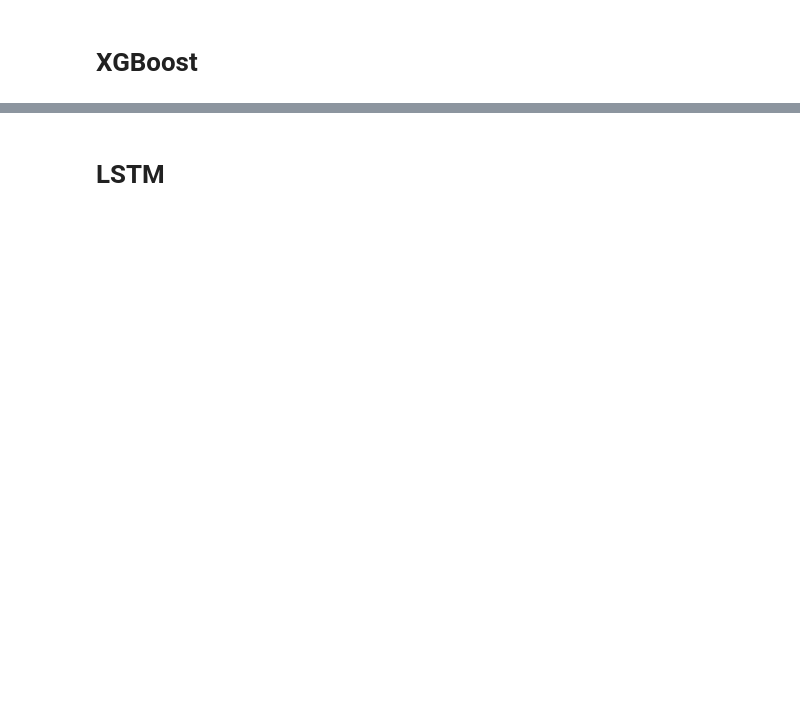
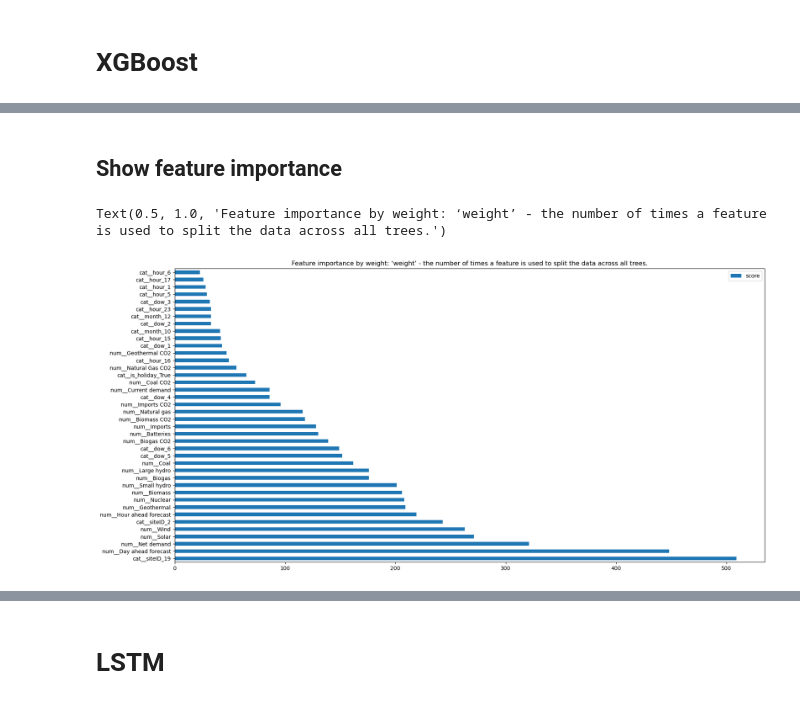
Before and after one commit to denny-lehman/ev_charging, a Jupyter notebook: models/model_eval.ipynb, the cells around one changed output, grey strips where cells are left out. Cells and saved outputs as stored; diff of their text form; code cells hidden in the pictures; blank space fills up the shorter version.

```diff
--- a/models/model_eval.ipynb
+++ b/models/model_eval.ipynb
@@ -235,0 +286,2 @@ Text(0, 0.5, '% available')
+# %% [markdown]
+## Show feature importance
@@ -235,0 +294,12 @@ Text(0, 0.5, '% available')
+# %%
+feature_important = model.get_booster().get_score(importance_type='weight')
+keys = list(feature_important.keys())
+values = list(feature_important.values())
+
+data = pd.DataFrame(data=values, index=keys, columns=["score"]).sort_values(by = "score", ascending=False)
+data.nlargest(40, columns="score").plot(kind='barh', figsize = (20,10)) ## plot top 40 features
+# plt.title('Feature importance by gain: ‘gain’ - the average gain across all splits the feature is used in.')
+plt.title('Feature importance by weight: ‘weight’ - the number of times a feature is used to split the data across all trees.')
+# %% [output]
+Text(0.5, 1.0, 'Feature importance by weight: ‘weight’ - the number of times a feature is used to split the data across all trees.')
+[figure, added]
```
Also changed, not shown: parts of 15 cells of this notebook.
